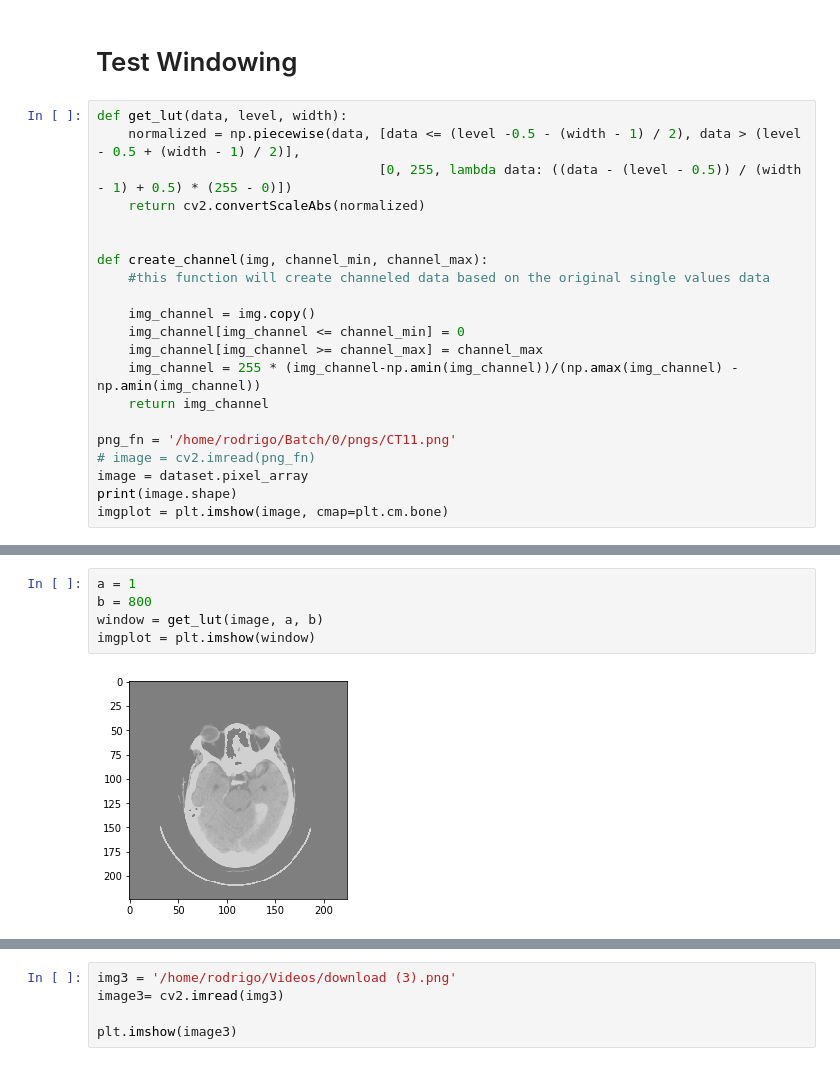
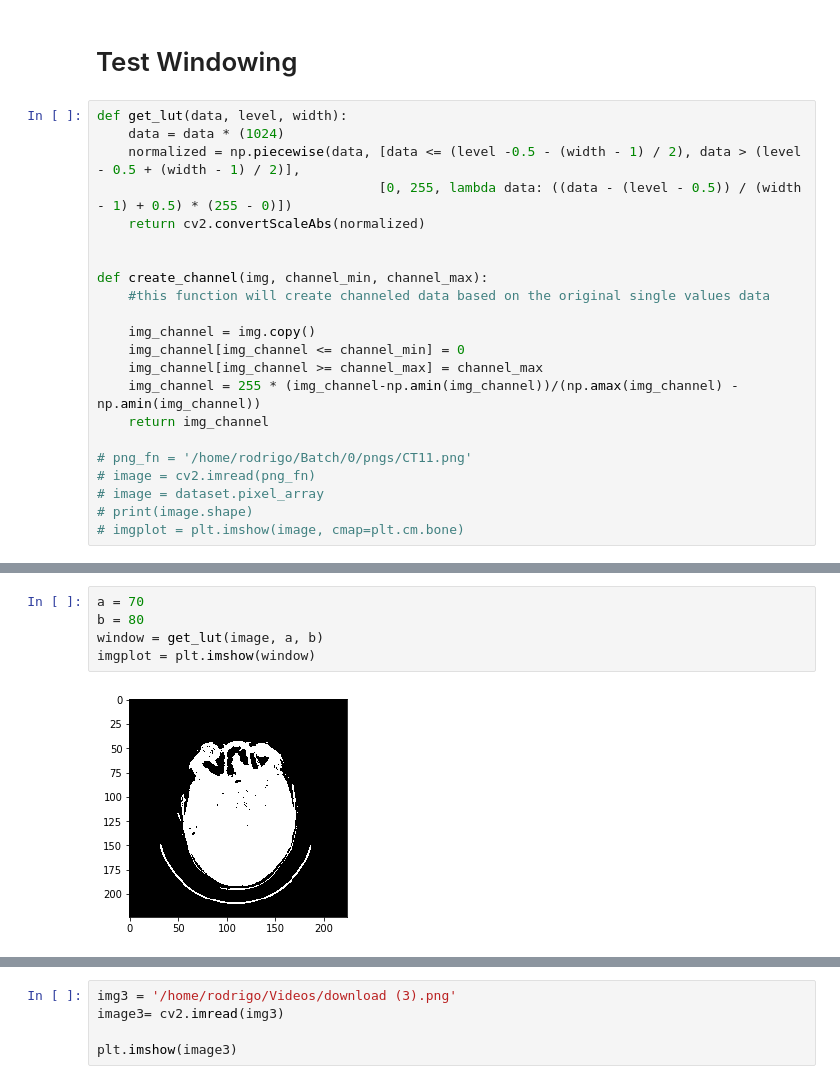
Before and after one commit to PinheiroRodrigo/StrokeDetection, a Jupyter notebook: PrepareTrainingData.ipynb, the cells around one changed output, grey strips where cells are left out. Drawn from its saved outputs; the diff is of its cells as text.

```diff
--- a/PrepareTrainingData.ipynb
+++ b/PrepareTrainingData.ipynb
@@ -156,6 +207,7 @@ ok
 # Test Windowing
 # %%
 def get_lut(data, level, width):
+    data = data * (1024)
     normalized = np.piecewise(data, [data <= (level -0.5 - (width - 1) / 2), data > (level - 0.5 + (width - 1) / 2)],
                                     [0, 255, lambda data: ((data - (level - 0.5)) / (width - 1) + 0.5) * (255 - 0)])
     return cv2.convertScaleAbs(normalized)
@@ -170,8 +222,8 @@ def create_channel(img, channel_min, channel_max):
     img_channel = 255 * (img_channel-np.amin(img_channel))/(np.amax(img_channel) - np.amin(img_channel))
     return img_channel
 
-png_fn = '/home/rodrigo/Batch/0/pngs/CT11.png'
+# png_fn = '/home/rodrigo/Batch/0/pngs/CT11.png'
 # image = cv2.imread(png_fn)
-image = dataset.pixel_array
-print(image.shape)
-imgplot = plt.imshow(image, cmap=plt.cm.bone)
+# image = dataset.pixel_array
+# print(image.shape)
+# imgplot = plt.imshow(image, cmap=plt.cm.bone)
@@ -195,11 +245,11 @@ plt.imshow(image, cmap=plt.cm.bone)
 <matplotlib.image.AxesImage at 0x...>
 [figure]
 # %%
-a = 1
-b = 800
+a = 70
+b = 80
 window = get_lut(image, a, b)
 imgplot = plt.imshow(window)
 # %% [output]
-[figure, old version]
+[figure, new version]
 # %%
 # pegar maior contorno e fazer alguma operação pra recuperar a hemorragia?
```
Also changed, not shown: parts of 6 cells of this notebook, 5 other files.
